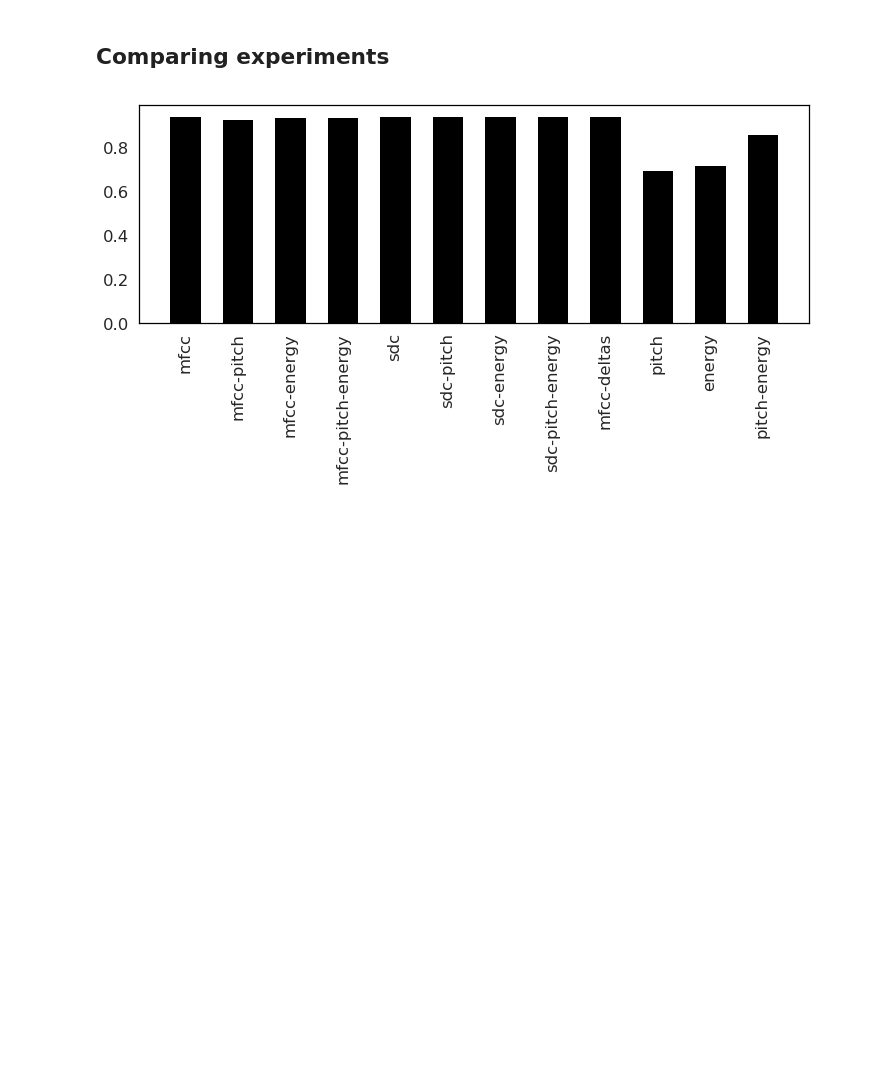
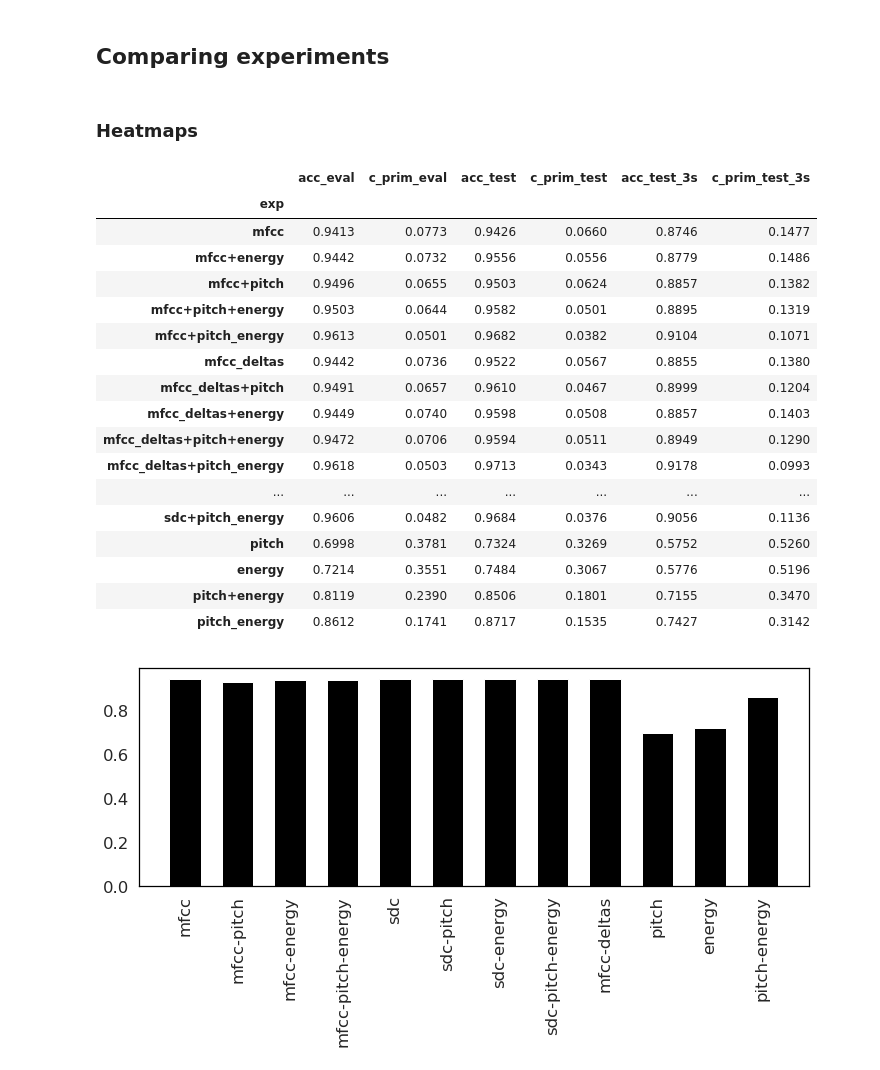
Before and after one commit to samsucik/prosodic-lid-globalphone-dissertation, a Jupyter notebook: graphing/Graphing.ipynb, the cells around one changed output. Saved outputs shown, nothing was run; the diff lists cells and outputs as text; code cells hidden in the pictures; blank space fills up the shorter version.

```diff
--- a/graphing/Graphing.ipynb
+++ b/graphing/Graphing.ipynb
@@ -285,6 +285,30 @@ save_fig(fig, name="prosody_sample")
 [figure]
 # %% [markdown]
 ## Comparing experiments
+# %% [markdown]
+### Heatmaps
+# %%
+df = pd.read_csv("data/fusion_summary.csv", index_col=0)
+df
+# %% [output]
+|  | acc_eval | c_prim_eval | acc_test | c_prim_test | acc_test_3s | c_prim_test_3s |
+| exp |  |  |  |  |  |  |
+| mfcc | 0.9413 | 0.0773 | 0.9426 | 0.0660 | 0.8746 | 0.1477 |
+| mfcc+energy | 0.9442 | 0.0732 | 0.9556 | 0.0556 | 0.8779 | 0.1486 |
+| mfcc+pitch | 0.9496 | 0.0655 | 0.9503 | 0.0624 | 0.8857 | 0.1382 |
+| mfcc+pitch+energy | 0.9503 | 0.0644 | 0.9582 | 0.0501 | 0.8895 | 0.1319 |
+| mfcc+pitch_energy | 0.9613 | 0.0501 | 0.9682 | 0.0382 | 0.9104 | 0.1071 |
+| mfcc_deltas | 0.9442 | 0.0736 | 0.9522 | 0.0567 | 0.8855 | 0.1380 |
+| mfcc_deltas+pitch | 0.9491 | 0.0657 | 0.9610 | 0.0467 | 0.8999 | 0.1204 |
+| mfcc_deltas+energy | 0.9449 | 0.0740 | 0.9598 | 0.0508 | 0.8857 | 0.1403 |
+| mfcc_deltas+pitch+energy | 0.9472 | 0.0706 | 0.9594 | 0.0511 | 0.8949 | 0.1290 |
+| mfcc_deltas+pitch_energy | 0.9618 | 0.0503 | 0.9713 | 0.0343 | 0.9178 | 0.0993 |
+| ... | ... | ... | ... | ... | ... | ... |
+| sdc+pitch_energy | 0.9606 | 0.0482 | 0.9684 | 0.0376 | 0.9056 | 0.1136 |
+| pitch | 0.6998 | 0.3781 | 0.7324 | 0.3269 | 0.5752 | 0.5260 |
+| energy | 0.7214 | 0.3551 | 0.7484 | 0.3067 | 0.5776 | 0.5196 |
+| pitch+energy | 0.8119 | 0.2390 | 0.8506 | 0.1801 | 0.7155 | 0.3470 |
+| pitch_energy | 0.8612 | 0.1741 | 0.8717 | 0.1535 | 0.7427 | 0.3142 |
 # %%
 df = pd.read_csv("data/summary.csv", index_col=0)
 plt.figure(figsize=(12,4))
```
Also changed, not shown: 26 other files.
